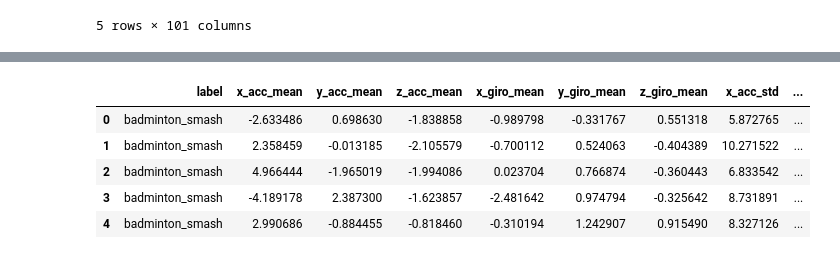
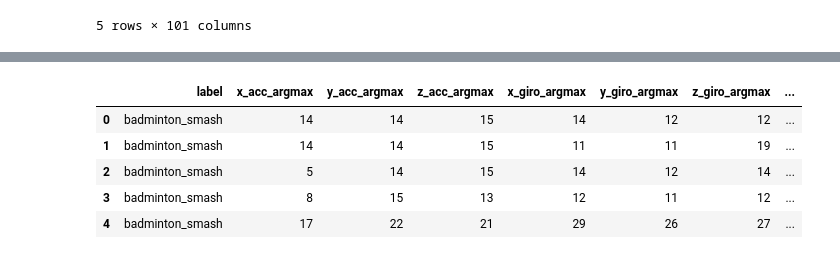
Before and after one commit to iandreileo/machine-learning-homework, a Jupyter notebook: homework_racket.ipynb, the cells around one changed output, grey strips where cells are left out. Drawn from its saved outputs; the diff is of its cells as text; code cells hidden in the pictures.

```diff
--- a/homework_racket.ipynb
+++ b/homework_racket.ipynb
@@ -486,59 +494,69 @@ X_train.head()
 # %%
+X_test = pd.DataFrame()
 
+# LAbels
+X_test['label'] = test_df['label']
+
+x_acc_fft = test_df['x_acc'].apply(lambda x: np.abs(np.fft.fft(x)))
+y_acc_fft = test_df['y_acc'].apply(lambda x: np.abs(np.fft.fft(x)))
+z_acc_fft = test_df['z_acc'].apply(lambda x: np.abs(np.fft.fft(x)))
+x_giro_fft = test_df['x_giro'].apply(lambda x: np.abs(np.fft.fft(x)))
+y_giro_fft = test_df['y_giro'].apply(lambda x: np.abs(np.fft.fft(x)))
+z_giro_fft = test_df['z_giro'].apply(lambda x: np.abs(np.fft.fft(x)))
 
 # Index of max value in time domain feature
-X_train['x_acc_argmax'] = train_df['x_acc'].apply(lambda x: np.argmax(x))
-X_train['y_acc_argmax'] = train_df['y_acc'].apply(lambda x: np.argmax(x))
-X_train['z_acc_argmax'] = train_df['z_acc'].apply(lambda x: np.argmax(x))
-X_train['x_giro_argmax'] = train_df['x_giro'].apply(lambda x: np.argmax(x))
-X_train['y_giro_argmax'] = train_df['y_giro'].apply(lambda x: np.argmax(x))
-X_train['z_giro_argmax'] = train_df['z_giro'].apply(lambda x: np.argmax(x))
+X_test['x_acc_argmax'] = test_df['x_acc'].apply(lambda x: np.argmax(x))
+X_test['y_acc_argmax'] = test_df['y_acc'].apply(lambda x: np.argmax(x))
+X_test['z_acc_argmax'] = test_df['z_acc'].apply(lambda x: np.argmax(x))
+X_test['x_giro_argmax'] = test_df['x_giro'].apply(lambda x: np.argmax(x))
+X_test['y_giro_argmax'] = test_df['y_giro'].apply(lambda x: np.argmax(x))
+X_test['z_giro_argmax'] = test_df['z_giro'].apply(lambda x: np.argmax(x))
 
 # Index of min value in time domain feature
-X_train['x_acc_argmin'] = train_df['x_acc'].apply(lambda x: np.argmin(x))
-X_train['y_acc_argmin'] = train_df['y_acc'].apply(lambda x: np.argmin(x))
-X_train['z_acc_argmin'] = train_df['z_acc'].apply(lambda x: np.argmin(x))
-X_train['x_giro_argmin'] = train_df['x_giro'].apply(lambda x: np.argmin(x))
-X_train['y_giro_argmin'] = train_df['y_giro'].apply(lambda x: np.argmin(x))
-X_train['z_giro_argmin'] = train_df['z_giro'].apply(lambda x: np.argmin(x))
+X_test['x_acc_argmin'] = test_df['x_acc'].apply(lambda x: np.argmin(x))
+X_test['y_acc_argmin'] = test_df['y_acc'].apply(lambda x: np.argmin(x))
+X_test['z_acc_argmin'] = test_df['z_acc'].apply(lambda x: np.argmin(x))
+X_test['x_giro_argmin'] = test_df['x_giro'].apply(lambda x: np.argmin(x))
+X_test['y_giro_argmin'] = test_df['y_giro'].apply(lambda x: np.argmin(x))
+X_test['z_giro_argmin'] = test_df['z_giro'].apply(lambda x: np.argmin(x))
 
 # Difference between max and min value in time domain feature
-X_train['x_acc_diff'] = abs(X_train['x_acc_argmax'] - X_train['x_acc_argmin'])
-X_train['y_acc_diff'] = abs(X_train['y_acc_argmax'] - X_train['y_acc_argmin'])
-X_train['z_acc_diff'] =abs( X_train['z_acc_argmax'] - X_train['z_acc_argmin'])
-X_train['x_giro_diff'] =abs( X_train['x_giro_argmax'] - X_train['x_giro_argmin'])
-X_train['y_giro_diff'] = abs(X_train['y_giro_argmax'] - X_train['y_giro_argmin'])
-X_train['z_giro_diff'] = abs(X_train['z_giro_argmax'] - X_train['z_giro_argmin'])
+X_test['x_acc_diff'] = abs(X_test['x_acc_argmax'] - X_test['x_acc_argmin'])
+X_test['y_acc_diff'] = abs(X_test['y_acc_argmax'] - X_test['y_acc_argmin'])
+X_test['z_acc_diff'] = abs(X_test['z_acc_argmax'] - X_test['z_acc_argmin'])
+X_test['x_giro_diff'] = abs(X_test['x_giro_argmax'] - X_test['x_giro_argmin'])
+X_test['y_giro_diff'] = abs(X_test['y_giro_argmax'] - X_test['y_giro_argmin'])
+X_test['z_giro_diff'] = abs(X_test['z_giro_argmax'] - X_test['z_giro_argmin'])
 
 # FFT Index of max value in time domain feature
-X_train['x_acc_fft_argmax'] = x_acc_fft.apply(lambda x: np.argmax(x))
-X_train['y_acc_fft_argmax'] = y_acc_fft.apply(lambda x: np.argmax(x))
-X_train['z_acc_fft_argmax'] = z_acc_fft.apply(lambda x: np.argmax(x))
-X_train['x_giro_fft_argmax'] = x_giro_fft.apply(lambda x: np.argmax(x))
-X_train['y_giro_fft_argmax'] = y_giro_fft.apply(lambda x: np.argmax(x))
-X_train['z_giro_fft_argmax'] = z_giro_fft.apply(lambda x: np.argmax(x))
+X_test['x_acc_fft_argmax'] = x_acc_fft.apply(lambda x: np.argmax(x))
+X_test['y_acc_fft_argmax'] = y_acc_fft.apply(lambda x: np.argmax(x))
+X_test['z_acc_fft_argmax'] = z_acc_fft.apply(lambda x: np.argmax(x))
+X_test['x_giro_fft_argmax'] = x_giro_fft.apply(lambda x: np.argmax(x))
+X_test['y_giro_fft_argmax'] = y_giro_fft.apply(lambda x: np.argmax(x))
+X_test['z_giro_fft_argmax'] = z_giro_fft.apply(lambda x: np.argmax(x))
 
 # FFT Index of min value in time domain feature
-X_train['x_acc_fft_argmin'] = x_acc_fft.apply(lambda x: np.argmin(x))
-X_train['y_acc_fft_argmin'] = y_acc_fft.apply(lambda x: np.argmin(x))
-X_train['z_acc_fft_argmin'] = z_acc_fft.apply(lambda x: np.argmin(x))
-X_train['x_giro_fft_argmin'] = x_giro_fft.apply(lambda x: np.argmin(x))
-X_train['y_giro_fft_argmin'] = y_giro_fft.apply(lambda x: np.argmin(x))
-X_train['z_giro_fft_argmin'] = z_giro_fft.apply(lambda x: np.argmin(x))
+X_test['x_acc_fft_argmin'] = x_acc_fft.apply(lambda x: np.argmin(x))
+X_test['y_acc_fft_argmin'] = y_acc_fft.apply(lambda x: np.argmin(x))
+X_test['z_acc_fft_argmin'] = z_acc_fft.apply(lambda x: np.argmin(x))
+X_test['x_giro_fft_argmin'] = x_giro_fft.apply(lambda x: np.argmin(x))
+X_test['y_giro_fft_argmin'] = y_giro_fft.apply(lambda x: np.argmin(x))
+X_test['z_giro_fft_argmin'] = z_giro_fft.apply(lambda x: np.argmin(x))
 
 # FFT Difference between max and min value in time domain feature
-X_train['x_acc_fft_diff'] = abs(X_train['x_acc_fft_argmax'] - X_train['x_acc_fft_argmin'])
-X_train['y_acc_fft_diff'] = abs(X_train['y_acc_fft_argmax'] - X_train['y_acc_fft_argmin'])
-X_train['z_acc_fft_diff'] = abs(X_train['z_acc_fft_argmax'] - X_train['z_acc_fft_argmin'])
-X_train['x_giro_fft_diff'] = abs(X_train['x_giro_fft_argmax'] - X_train['x_giro_fft_argmin'])
-X_train['y_giro_fft_diff'] = abs(X_train['y_giro_fft_argmax'] - X_train['y_giro_fft_argmin'])
-X_train['z_giro_fft_diff'] = abs(X_train['z_giro_fft_argmax'] - X_train['z_giro_fft_argmin'])
+X_test['x_acc_fft_diff'] = abs(X_test['x_acc_fft_argmax'] - X_test['x_acc_fft_argmin'])
+X_test['y_acc_fft_diff'] = abs(X_test['y_acc_fft_argmax'] - X_test['y_acc_fft_argmin'])
+X_test['z_acc_fft_diff'] = abs(X_test['z_acc_fft_argmax'] - X_test['z_acc_fft_argmin'])
+X_test['x_giro_fft_diff'] = abs(X_test['x_giro_fft_argmax'] - X_test['x_giro_fft_argmin'])
+X_test['y_giro_fft_diff'] = abs(X_test['y_giro_fft_argmax'] - X_test['y_giro_fft_argmin'])
+X_test['z_giro_fft_diff'] = abs(X_test['z_giro_fft_argmax'] - X_test['z_giro_fft_argmin'])
 
-X_train.head()
+X_test.head()
 # %% [output]
-|  | label | x_acc_mean | y_acc_mean | z_acc_mean | x_giro_mean | y_giro_mean | z_giro_mean | x_acc_std | ... |
-| 0 | badminton_smash | -2.633486 | 0.698630 | -1.838858 | -0.989798 | -0.331767 | 0.551318 | 5.872765 | ... |
-| 1 | badminton_smash | 2.358459 | -0.013185 | -2.105579 | -0.700112 | 0.524063 | -0.404389 | 10.271522 | ... |
-| 2 | badminton_smash | 4.966444 | -1.965019 | -1.994086 | 0.023704 | 0.766874 | -0.360443 | 6.833542 | ... |
-| 3 | badminton_smash | -4.189178 | 2.387300 | -1.623857 | -2.481642 | 0.974794 | -0.325642 | 8.731891 | ... |
-| 4 | badminton_smash | 2.990686 | -0.884455 | -0.818460 | -0.310194 | 1.242907 | 0.915490 | 8.327126 | ... |
+|  | label | x_acc_argmax | y_acc_argmax | z_acc_argmax | x_giro_argmax | y_giro_argmax | z_giro_argmax | ... |
+| 0 | badminton_smash | 14 | 14 | 15 | 14 | 12 | 12 | ... |
+| 1 | badminton_smash | 14 | 14 | 15 | 11 | 11 | 19 | ... |
+| 2 | badminton_smash | 5 | 14 | 15 | 14 | 12 | 14 | ... |
+| 3 | badminton_smash | 8 | 15 | 13 | 12 | 11 | 12 | ... |
+| 4 | badminton_smash | 17 | 22 | 21 | 29 | 26 | 27 | ... |
```
Also changed, not shown: parts of 2 cells of this notebook.
